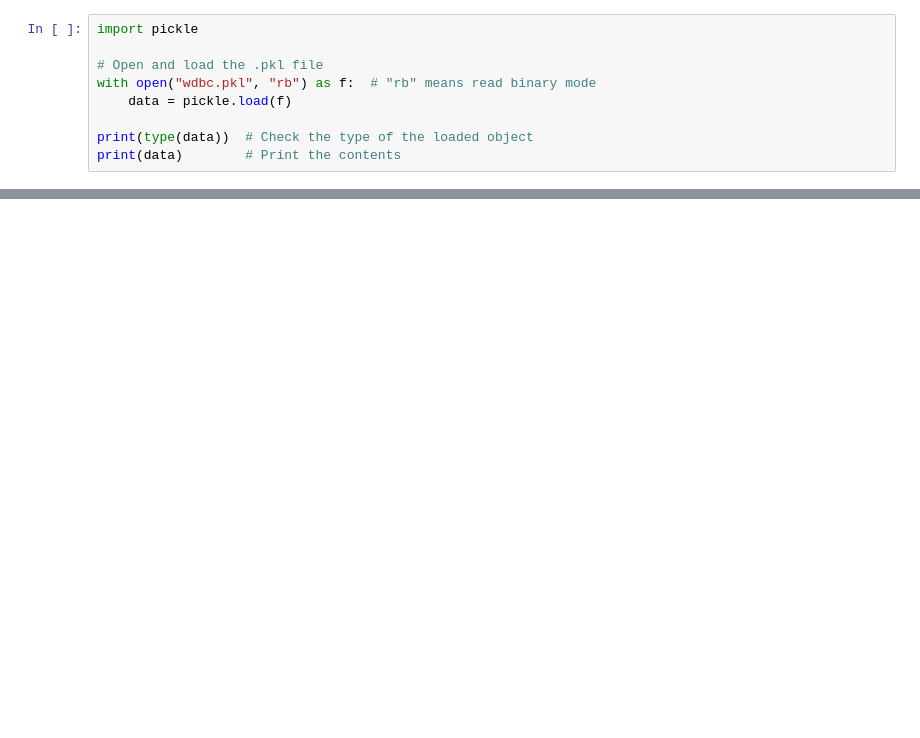
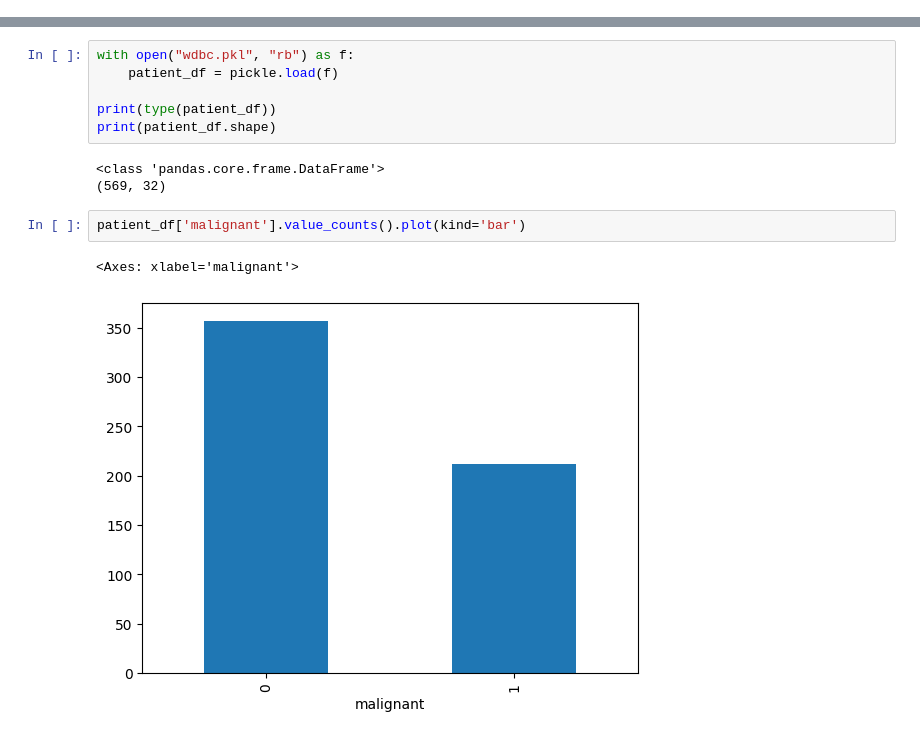
Before and after one commit to RoccoGiampetruzzi/Diagnostic-Systems, a Jupyter notebook: notebook.ipynb, the cells around one changed output, grey strips where cells are left out. Drawn from its saved outputs; the diff is of its cells as text; blank space fills up the shorter version.

```diff
--- a/notebook.ipynb
+++ b/notebook.ipynb
@@ -1,9 +0,0 @@
-# %%
-import pickle
-
-# Open and load the .pkl file
-with open("wdbc.pkl", "rb") as f:  # "rb" means read binary mode
-    data = pickle.load(f)
-
-print(type(data))  # Check the type of the loaded object
-print(data)        # Print the contents
@@ -43,0 +9,14 @@ data
+# %%
+with open("wdbc.pkl", "rb") as f:
+    patient_df = pickle.load(f)
+
+print(type(patient_df))
+print(patient_df.shape)
+# %% [output]
+<class 'pandas.core.frame.DataFrame'>
+(569, 32)
+# %%
+patient_df['malignant'].value_counts().plot(kind='bar')
+# %% [output]
+<Axes: xlabel='malignant'>
+[figure, added]
```
Also changed, not shown: parts of 14 cells of this notebook, 2 other files.
